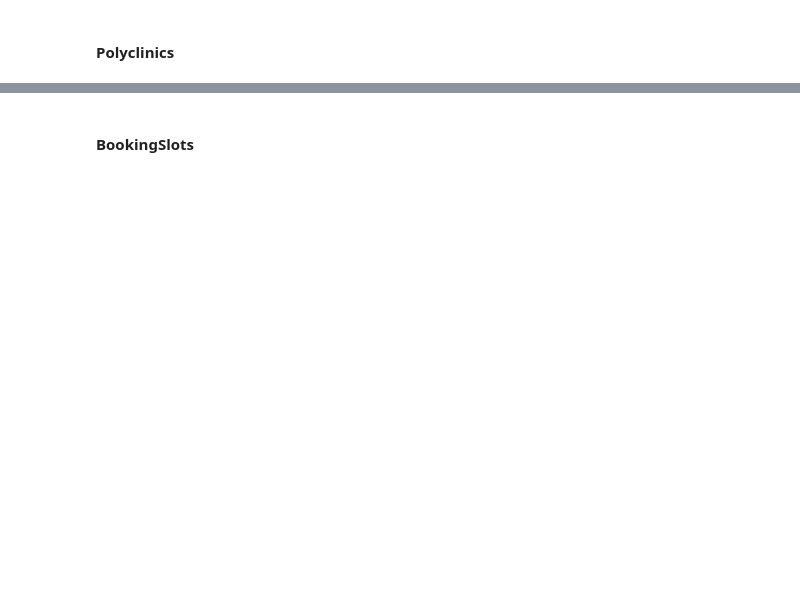
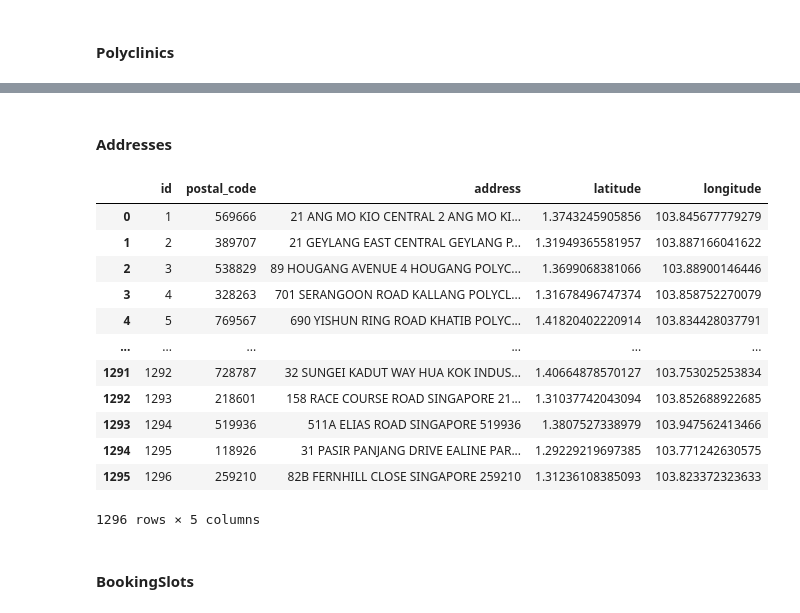
Before and after one commit to 0Upjh80d/agents, a Jupyter notebook: notebooks/query_database.ipynb, the cells around one changed output, grey strips where cells are left out. Cells and saved outputs as stored; diff of their text form; code cells hidden in the pictures; blank space fills up the shorter version.

```diff
--- a/notebooks/query_database.ipynb
+++ b/notebooks/query_database.ipynb
@@ -146,3 +192,26 @@ display(polyclinic_df)
+# %% [markdown]
+#### Addresses
+# %%
+# Query the Vaccines table
+query = "SELECT * FROM Addresses"
+# Execute the query and load results into a DataFrame
+addresses_df = pd.read_sql(query, conn)
+# Display the results
+display(addresses_df)
+# %% [output]
+|  | id | postal_code | address | latitude | longitude |
+| 0 | 1 | 569666 | 21 ANG MO KIO CENTRAL 2 ANG MO KI... | 1.3743245905856 | 103.845677779279 |
+| 1 | 2 | 389707 | 21 GEYLANG EAST CENTRAL GEYLANG P... | 1.31949365581957 | 103.887166041622 |
+| 2 | 3 | 538829 | 89 HOUGANG AVENUE 4 HOUGANG POLYC... | 1.3699068381066 | 103.88900146446 |
+| 3 | 4 | 328263 | 701 SERANGOON ROAD KALLANG POLYCL... | 1.31678496747374 | 103.858752270079 |
+| 4 | 5 | 769567 | 690 YISHUN RING ROAD KHATIB POLYC... | 1.41820402220914 | 103.834428037791 |
+| ... | ... | ... | ... | ... | ... |
+| 1291 | 1292 | 728787 | 32 SUNGEI KADUT WAY HUA KOK INDUS... | 1.40664878570127 | 103.753025253834 |
+| 1292 | 1293 | 218601 | 158 RACE COURSE ROAD SINGAPORE 21... | 1.31037742043094 | 103.852688922685 |
+| 1293 | 1294 | 519936 | 511A ELIAS ROAD SINGAPORE 519936 | 1.3807527338979 | 103.947562413466 |
+| 1294 | 1295 | 118926 | 31 PASIR PANJANG DRIVE EALINE PAR... | 1.29229219697385 | 103.771242630575 |
+| 1295 | 1296 | 259210 | 82B FERNHILL CLOSE SINGAPORE 259210 | 1.31236108385093 | 103.823372323633 |
+1296 rows × 5 columns
 # %% [markdown]
 #### BookingSlots
 # %%
```
Also changed, not shown: parts of 14 cells of this notebook, 1 other file.
